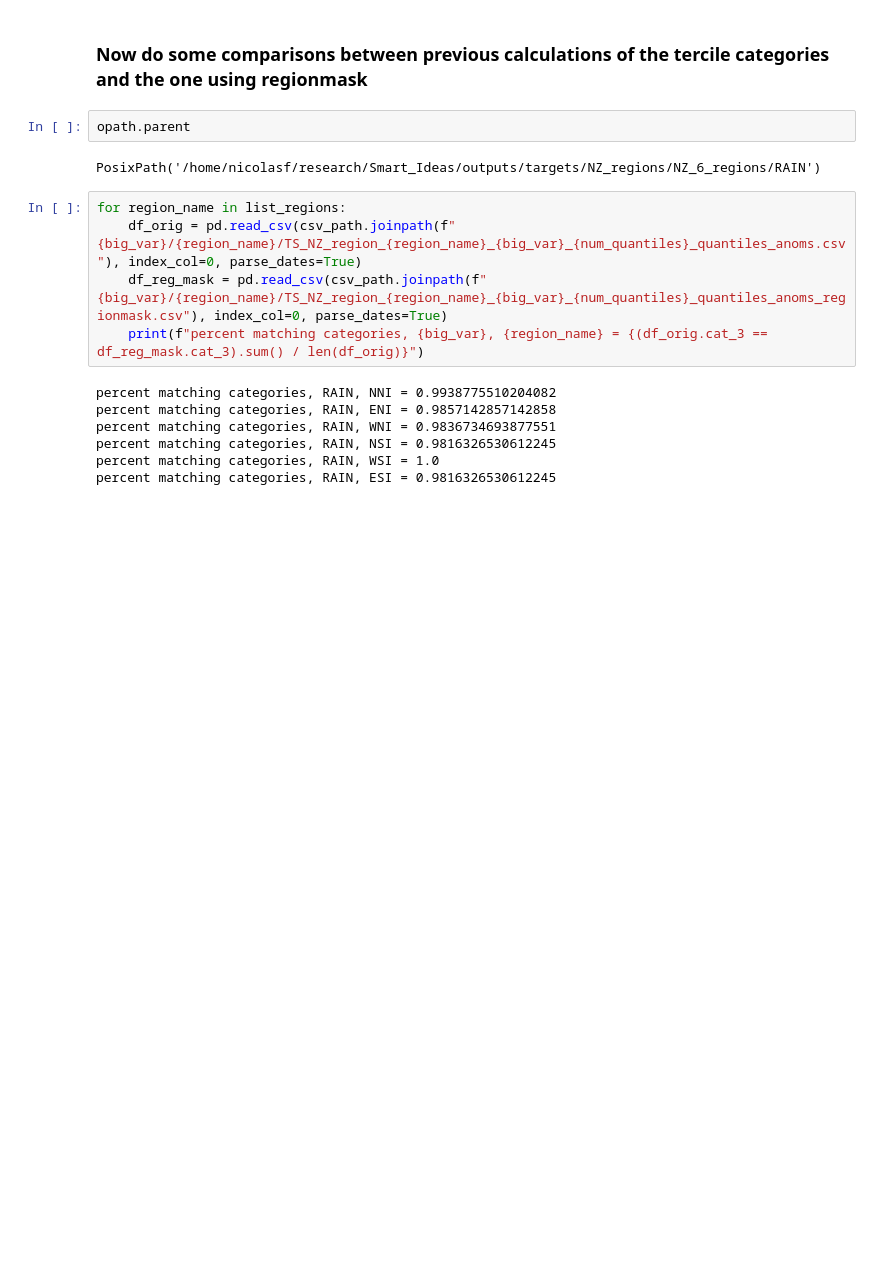
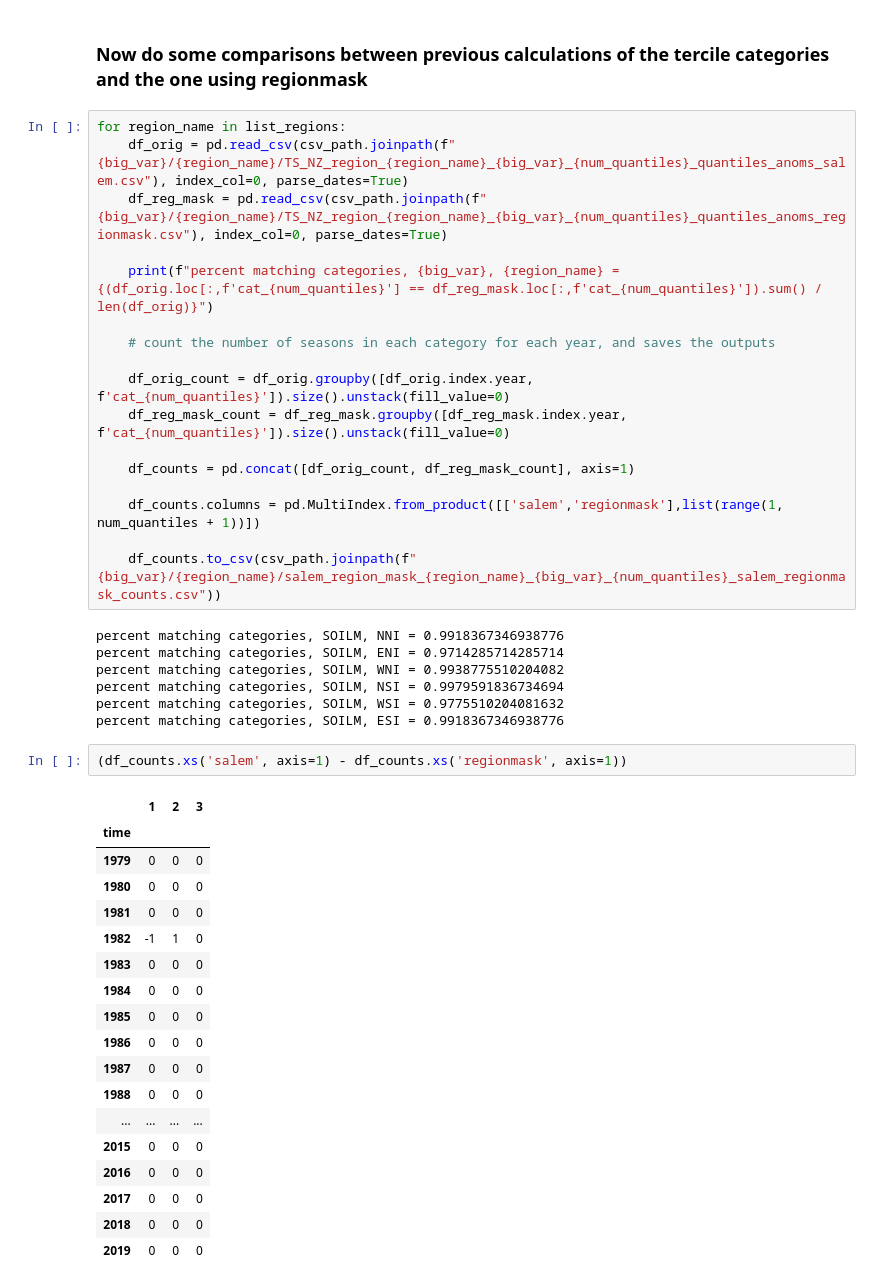
Before and after one commit to nicolasfauchereau/ML4seas, a Jupyter notebook: targets/VCSN/calculates_6_regions_percentiles_from_grid_regionmask.ipynb, the cells around one changed output. Saved outputs shown, nothing was run; the diff lists cells and outputs as text; blank space fills up the shorter version.

```diff
--- a/targets/VCSN/calculates_6_regions_percentiles_from_grid_regionmask.ipynb
+++ b/targets/VCSN/calculates_6_regions_percentiles_from_grid_regionmask.ipynb
@@ -251,19 +252,48 @@ quantiles_df
 quantiles_df.to_csv(opath.parent / f'Climatological_quantiles_{num_quantiles}_cat_{big_var}_regionmask.csv')
 # %% [markdown]
 ### Now do some comparisons between previous calculations of the tercile categories and the one using regionmask
-# %%
-opath.parent
-# %% [output]
-PosixPath('/home/nicolasf/research/Smart_Ideas/outputs/targets/NZ_regions/NZ_6_regions/RAIN')
 # %%
 for region_name in list_regions:
-    df_orig = pd.read_csv(csv_path.joinpath(f"{big_var}/{region_name}/TS_NZ_region_{region_name}_{big_var}_{num_quantiles}_quantiles_anoms.csv"), index_col=0, parse_dates=True)
+    df_orig = pd.read_csv(csv_path.joinpath(f"{big_var}/{region_name}/TS_NZ_region_{region_name}_{big_var}_{num_quantiles}_quantiles_anoms_salem.csv"), index_col=0, parse_dates=True)
     df_reg_mask = pd.read_csv(csv_path.joinpath(f"{big_var}/{region_name}/TS_NZ_region_{region_name}_{big_var}_{num_quantiles}_quantiles_anoms_regionmask.csv"), index_col=0, parse_dates=True)
-    print(f"percent matching categories, {big_var}, {region_name} = {(df_orig.cat_3 == df_reg_mask.cat_3).sum() / len(df_orig)}")
+
+    print(f"percent matching categories, {big_var}, {region_name} = {(df_orig.loc[:,f'cat_{num_quantiles}'] == df_reg_mask.loc[:,f'cat_{num_quantiles}']).sum() / len(df_orig)}")
+
+    # count the number of seasons in each category for each year, and saves the outputs
+
+    df_orig_count = df_orig.groupby([df_orig.index.year, f'cat_{num_quantiles}']).size().unstack(fill_value=0)
+    df_reg_mask_count = df_reg_mask.groupby([df_reg_mask.index.year, f'cat_{num_quantiles}']).size().unstack(fill_value=0)
+
+    df_counts = pd.concat([df_orig_count, df_reg_mask_count], axis=1)
+
+    df_counts.columns = pd.MultiIndex.from_product([['salem','regionmask'],list(range(1, num_quantiles + 1))])
+
+    df_counts.to_csv(csv_path.joinpath(f"{big_var}/{region_name}/salem_region_mask_{region_name}_{big_var}_{num_quantiles}_salem_regionmask_counts.csv"))
 # %% [output]
-percent matching categories, RAIN, NNI = 0.9938775510204082
-percent matching categories, RAIN, ENI = 0.9857142857142858
-percent matching categories, RAIN, WNI = 0.9836734693877551
-percent matching categories, RAIN, NSI = 0.9816326530612245
-percent matching categories, RAIN, WSI = 1.0
-percent matching categories, RAIN, ESI = 0.9816326530612245
+percent matching categories, SOILM, NNI = 0.9918367346938776
+percent matching categories, SOILM, ENI = 0.9714285714285714
+percent matching categories, SOILM, WNI = 0.9938775510204082
+percent matching categories, SOILM, NSI = 0.9979591836734694
+percent matching categories, SOILM, WSI = 0.9775510204081632
+percent matching categories, SOILM, ESI = 0.9918367346938776
+# %%
+(df_counts.xs('salem', axis=1) - df_counts.xs('regionmask', axis=1))
+# %% [output]
+|  | 1 | 2 | 3 |
+| time |  |  |  |
+| 1979 | 0 | 0 | 0 |
+| 1980 | 0 | 0 | 0 |
+| 1981 | 0 | 0 | 0 |
+| 1982 | -1 | 1 | 0 |
+| 1983 | 0 | 0 | 0 |
+| 1984 | 0 | 0 | 0 |
+| 1985 | 0 | 0 | 0 |
+| 1986 | 0 | 0 | 0 |
+| 1987 | 0 | 0 | 0 |
+| 1988 | 0 | 0 | 0 |
+| ... | ... | ... | ... |
+| 2015 | 0 | 0 | 0 |
+| 2016 | 0 | 0 | 0 |
+| 2017 | 0 | 0 | 0 |
+| 2018 | 0 | 0 | 0 |
+| 2019 | 0 | 0 | 0 |
```
Also changed, not shown: parts of 9 cells of this notebook, 2 other files.
